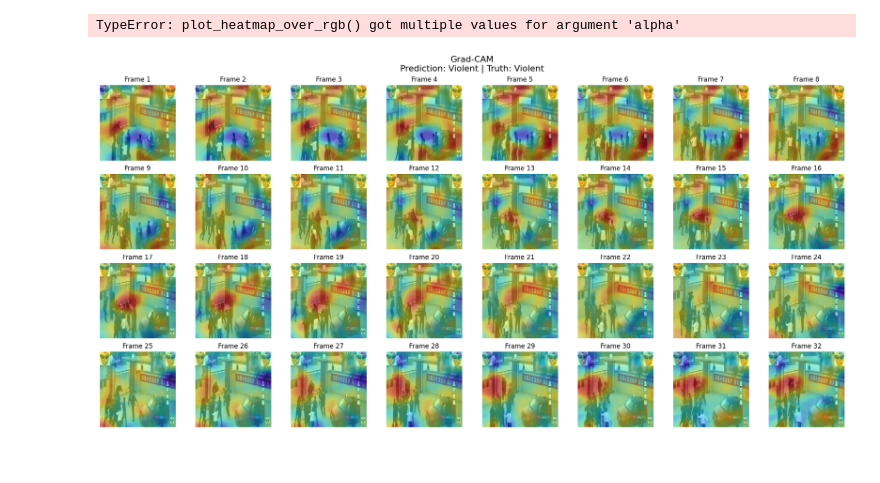
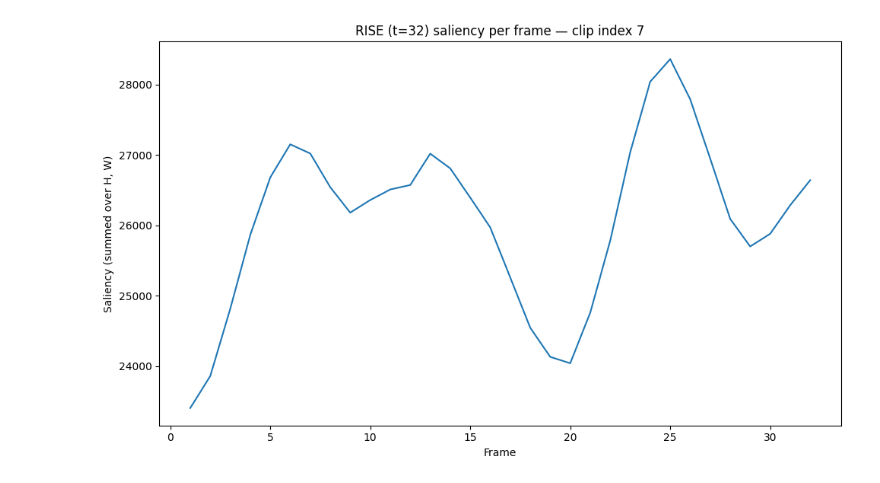
Before and after one commit to maxim-pre/violence-detection-dissertation, a Jupyter notebook: notebooks/09-RISE.ipynb, the cells around one changed output. Saved outputs shown, nothing was run; the diff lists cells and outputs as text; code cells hidden in the pictures.

```diff
--- a/notebooks/09-RISE.ipynb
+++ b/notebooks/09-RISE.ipynb
@@ -79,11 +68,0 @@ per-frame max (first 5 frames): [0.9000332355499268, 0.8818023204803467, 0.89554
-# %%
-# plot single frame
-frame_index = 0  # Change this index to visualize different frames
-plot_heatmap_over_rgb(heatmap, rgb_frames,frame_index, label, prediction, alpha=0.45)
-# %% [output]
-TypeError: plot_heatmap_over_rgb() got multiple values for argument 'alpha'
-# %%
-# plot all frames
-plot_gradcam_over_rgb(heatmap, rgb_frames, label, prediction, alpha=0.45)
-# %% [output]
-[figure, removed]
@@ -94,3 +75,15 @@ HTML(animation.to_jshtml())
+# %%
+per_frame_totals = heatmap.squeeze(0).flatten(1).sum(dim=1)  # [32]
+
+plt.figure(figsize=(10, 6))
+plt.plot(range(1, 33), per_frame_totals.cpu().numpy())
+plt.xlabel("Frame")
+plt.ylabel("Saliency (summed over H, W)")
+plt.title(f"RISE (t=32) saliency per frame — clip index {video_num}")
+plt.tight_layout()
+plt.show()
+# %% [output]
+[figure, added]
 # %%
 from src.XAI.insertion_deletion_auc import AUC_TEST
 auc_test = AUC_TEST(model=model,data_type="image")
```
Also changed, not shown: parts of 5 cells of this notebook, 28 other files.
